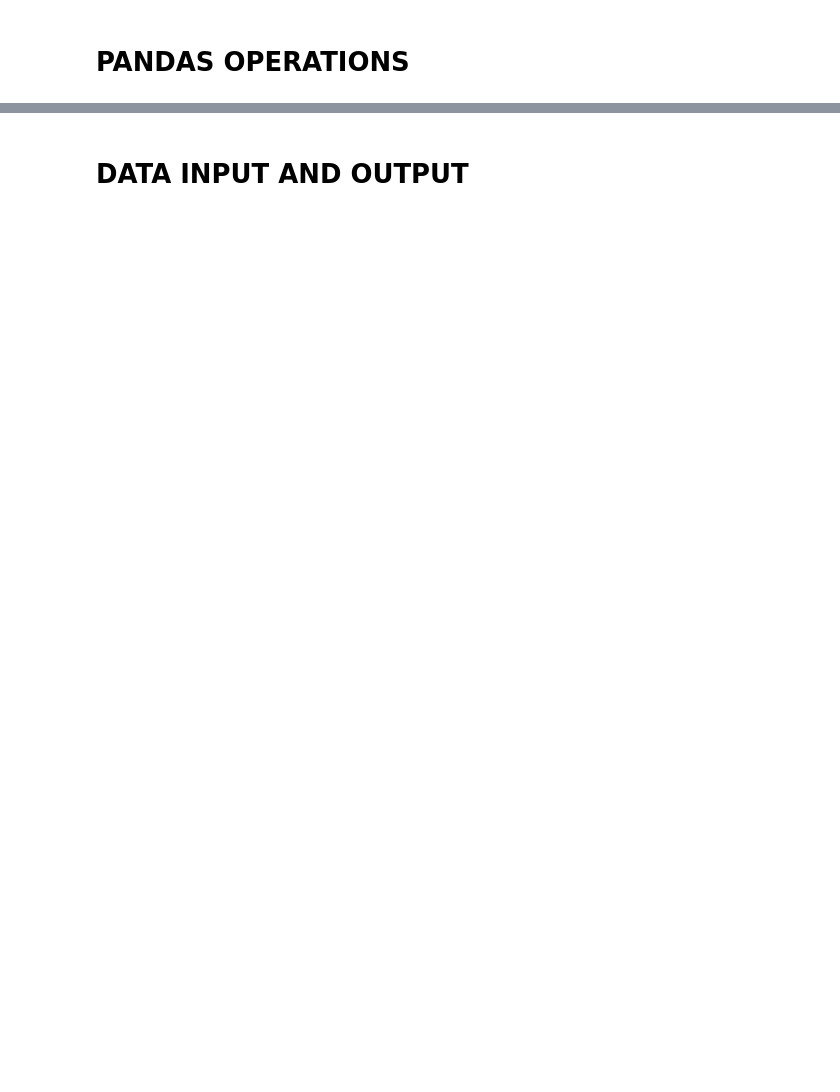
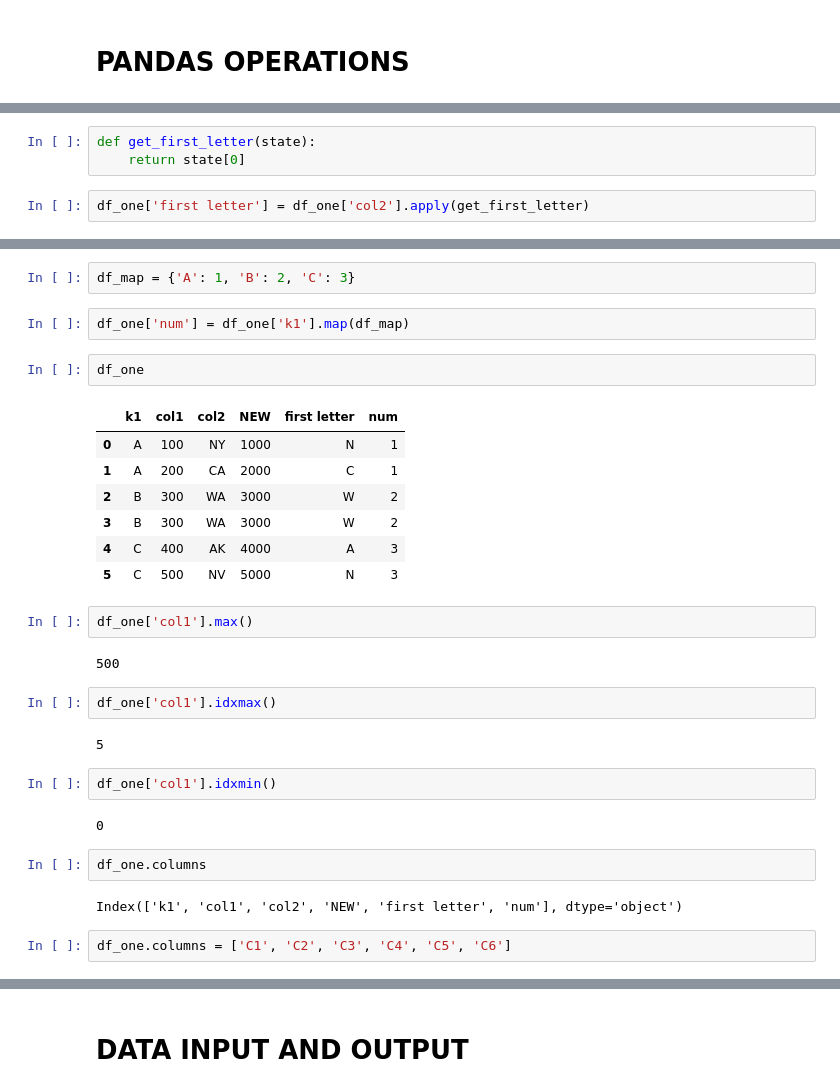
Before and after one commit to Ludaxord/TensorflowCourse, a Jupyter notebook: pandas_crash_course.ipynb, the cells around one changed output, grey strips where cells are left out. Cells and saved outputs as stored; diff of their text form; blank space fills up the shorter version.

```diff
--- a/pandas_crash_course.ipynb
+++ b/pandas_crash_course.ipynb
@@ -333,0 +552,5 @@ df.describe()
+# %%
+def get_first_letter(state):
+    return state[0]
+# %%
+df_one['first letter'] = df_one['col2'].apply(get_first_letter)
@@ -333,0 +606,32 @@ df.describe()
+# %%
+df_map = {'A': 1, 'B': 2, 'C': 3}
+# %%
+df_one['num'] = df_one['k1'].map(df_map)
+# %%
+df_one
+# %% [output]
+|  | k1 | col1 | col2 | NEW | first letter | num |
+| 0 | A | 100 | NY | 1000 | N | 1 |
+| 1 | A | 200 | CA | 2000 | C | 1 |
+| 2 | B | 300 | WA | 3000 | W | 2 |
+| 3 | B | 300 | WA | 3000 | W | 2 |
+| 4 | C | 400 | AK | 4000 | A | 3 |
+| 5 | C | 500 | NV | 5000 | N | 3 |
+# %%
+df_one['col1'].max()
+# %% [output]
+500
+# %%
+df_one['col1'].idxmax()
+# %% [output]
+5
+# %%
+df_one['col1'].idxmin()
+# %% [output]
+0
+# %%
+df_one.columns
+# %% [output]
+Index(['k1', 'col1', 'col2', 'NEW', 'first letter', 'num'], dtype='object')
+# %%
+df_one.columns = ['C1', 'C2', 'C3', 'C4', 'C5', 'C6']
```
Also changed, not shown: parts of 50 cells of this notebook, 33 other files.
